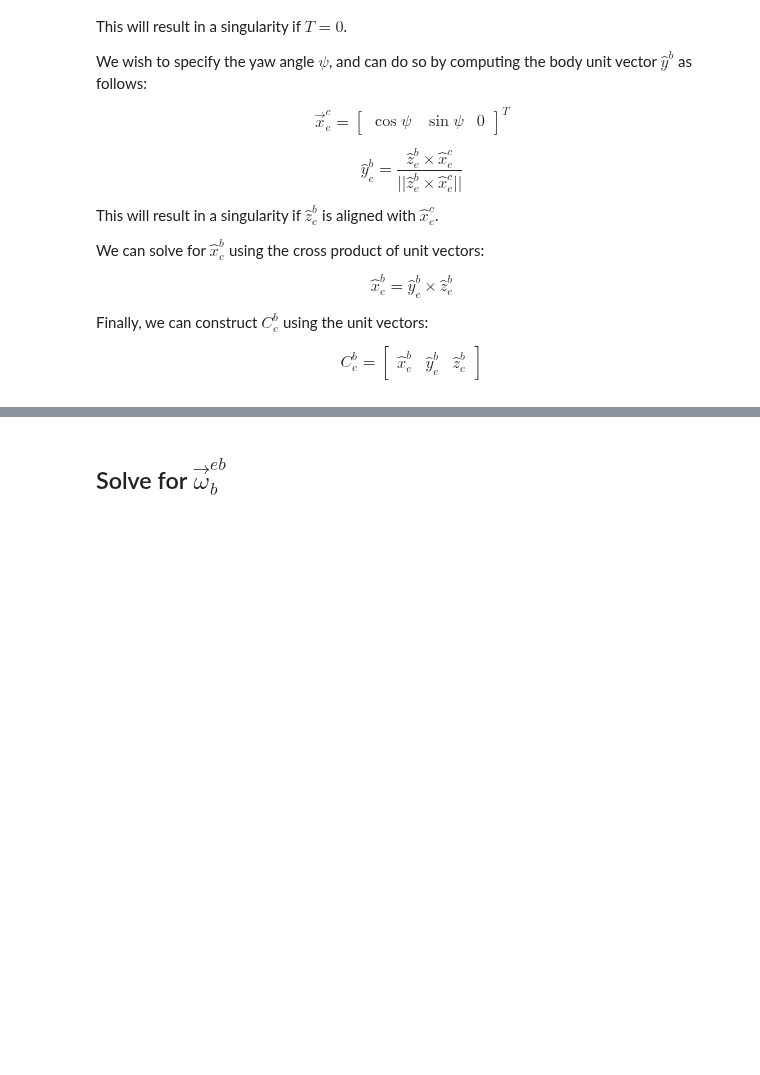
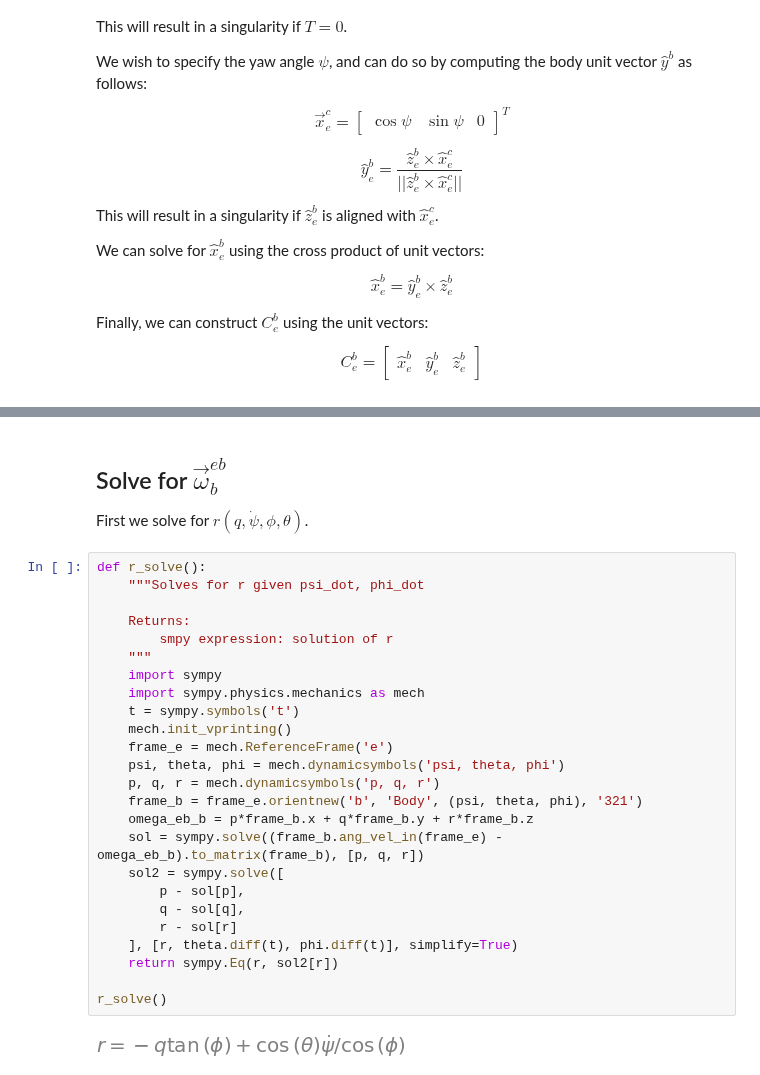
Before and after one commit to CogniPilot/cerebri, a Jupyter notebook: notebooks/MultirotorRefTraj.ipynb, the cells around one changed output, grey strips where cells are left out. Saved outputs shown, nothing was run; the diff lists cells and outputs as text; blank space fills up the shorter version.

```diff
--- a/notebooks/MultirotorRefTraj.ipynb
+++ b/notebooks/MultirotorRefTraj.ipynb
@@ -122,5 +130,34 @@ C_be = ca.hcat([xb_e, yb_e, zb_e])
 # %% [markdown]
 ## Solve for $\vec{\omega}^{eb}_b$
+
+First we solve for $r(q, \dot{\psi}, \phi, \theta)$.
+# %%
+def r_solve():
+    """Solves for r given psi_dot, phi_dot
+
+    Returns:
+        smpy expression: solution of r
+    """
+    import sympy
+    import sympy.physics.mechanics as mech
+    t = sympy.symbols('t')
+    mech.init_vprinting()
+    frame_e = mech.ReferenceFrame('e')
+    psi, theta, phi = mech.dynamicsymbols('psi, theta, phi')
+    p, q, r = mech.dynamicsymbols('p, q, r')
+    frame_b = frame_e.orientnew('b', 'Body', (psi, theta, phi), '321')
+    omega_eb_b = p*frame_b.x + q*frame_b.y + r*frame_b.z
+    sol = sympy.solve((frame_b.ang_vel_in(frame_e) - omega_eb_b).to_matrix(frame_b), [p, q, r])
+    sol2 = sympy.solve([
+        p - sol[p],
+        q - sol[q],
+        r - sol[r]
+    ], [r, theta.diff(t), phi.diff(t)], simplify=True)
+    return sympy.Eq(r, sol2[r])
+
+r_solve()
+# %% [output]
+[figure, added]
 # %%
 # note h_omega z_b component can be ignored with dot product below
 t2_e = m/T*j_e
```
Also changed, not shown: parts of 11 cells of this notebook, 3 other files.
